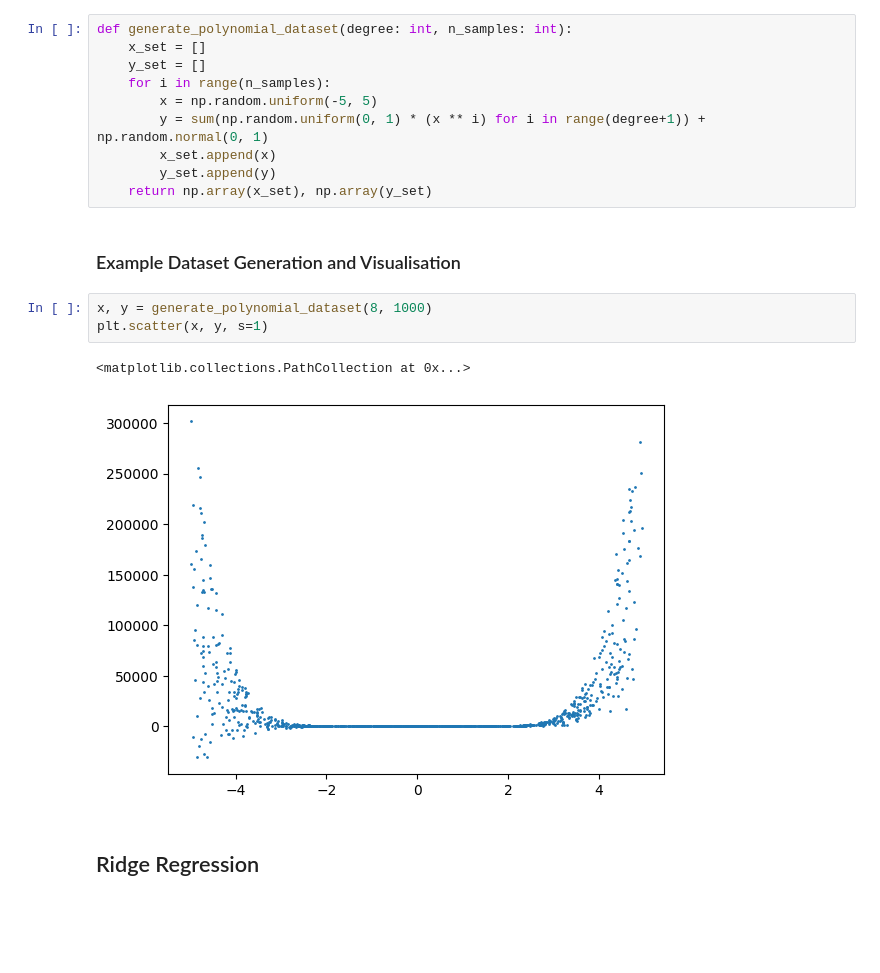
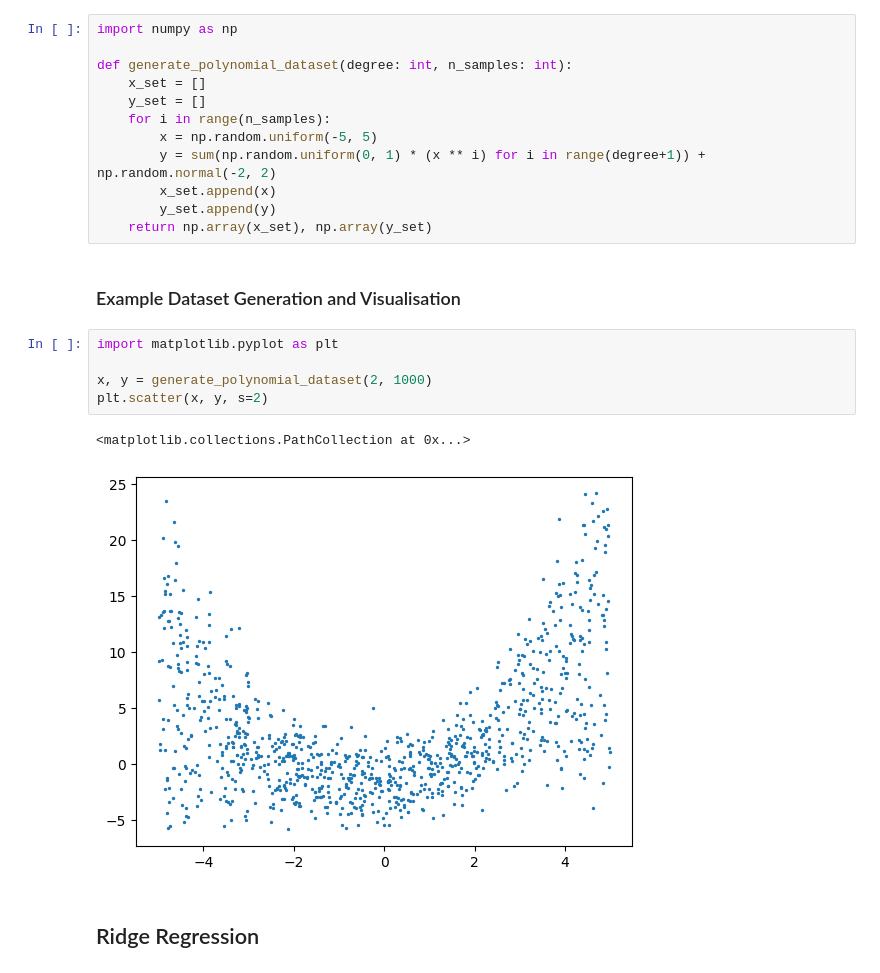
Before and after one commit to Martin-EvansUWA/ML-Project-1, a Jupyter notebook: 23621647.ipynb, the cells around one changed output. Drawn from its saved outputs; the diff is of its cells as text; blank space fills up the shorter version.

```diff
--- a/23621647.ipynb
+++ b/23621647.ipynb
@@ -35,21 +35,25 @@ Generate_polynomial_dataset:
 # %%
+import numpy as np
+
 def generate_polynomial_dataset(degree: int, n_samples: int):
     x_set = []
     y_set = []
     for i in range(n_samples):
         x = np.random.uniform(-5, 5)
-        y = sum(np.random.uniform(0, 1) * (x ** i) for i in range(degree+1)) + np.random.normal(0, 1)
+        y = sum(np.random.uniform(0, 1) * (x ** i) for i in range(degree+1)) + np.random.normal(-2, 2)
         x_set.append(x)
         y_set.append(y)
     return np.array(x_set), np.array(y_set)
 # %% [markdown]
 ### Example Dataset Generation and Visualisation
 # %%
-x, y = generate_polynomial_dataset(8, 1000)
-plt.scatter(x, y, s=1)
+import matplotlib.pyplot as plt
+
+x, y = generate_polynomial_dataset(2, 1000)
+plt.scatter(x, y, s=2)
 # %% [output]
 <matplotlib.collections.PathCollection at 0x...>
-[figure, old version]
+[figure, new version]
 # %% [markdown]
 ## Ridge Regression
 # %% [markdown]
```
Also changed, not shown: parts of 19 cells of this notebook, 4 other files.
